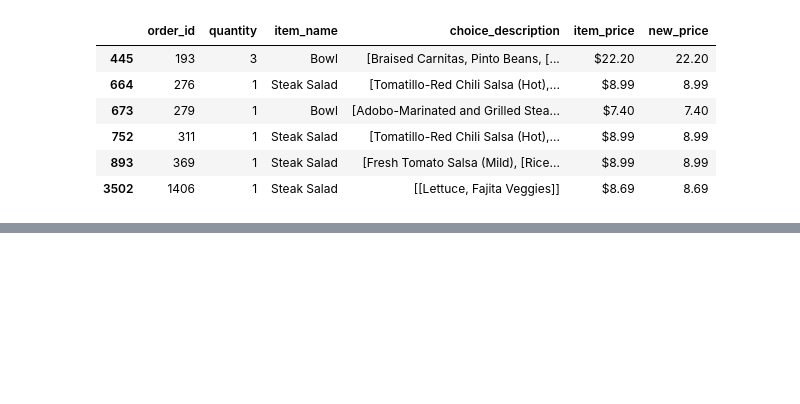
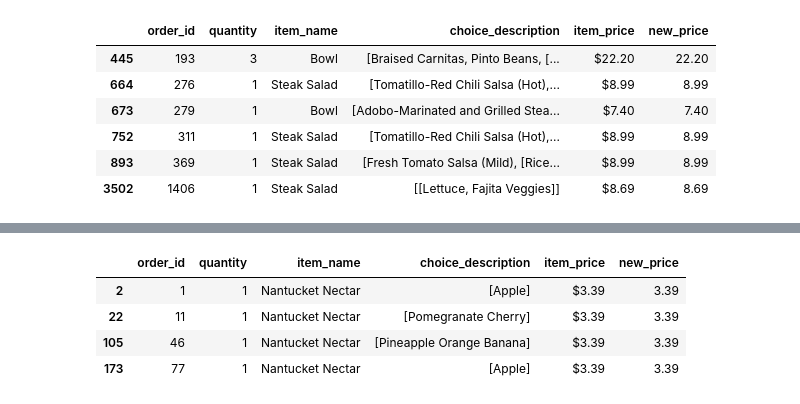
Before and after one commit to shinwoejin/Python, a Jupyter notebook: 9월 파이썬수업/파이썬시각화/games/games.ipynb, the cells around one changed output, grey strips where cells are left out. Saved outputs shown, nothing was run; the diff lists cells and outputs as text; code cells hidden in the pictures; blank space fills up the shorter version.

```diff
--- a/9월 파이썬수업/파이썬시각화/games/games.ipynb
+++ b/9월 파이썬수업/파이썬시각화/games/games.ipynb
@@ -539,0 +606,10 @@ h
+# %%
+# df 데이터 중 item_name 의 value 가 N으로 시작하는 데이터 추출
+p = df[df.item_name.str.startswith('N')]
+p.head(4)
+# %% [output]
+|  | order_id | quantity | item_name | choice_description | item_price | new_price |
+| 2 | 1 | 1 | Nantucket Nectar | [Apple] | $3.39 | 3.39 |
+| 22 | 11 | 1 | Nantucket Nectar | [Pomegranate Cherry] | $3.39 | 3.39 |
+| 105 | 46 | 1 | Nantucket Nectar | [Pineapple Orange Banana] | $3.39 | 3.39 |
+| 173 | 77 | 1 | Nantucket Nectar | [Apple] | $3.39 | 3.39 |
```
Also changed, not shown: parts of 8 cells of this notebook, 2 other files.
